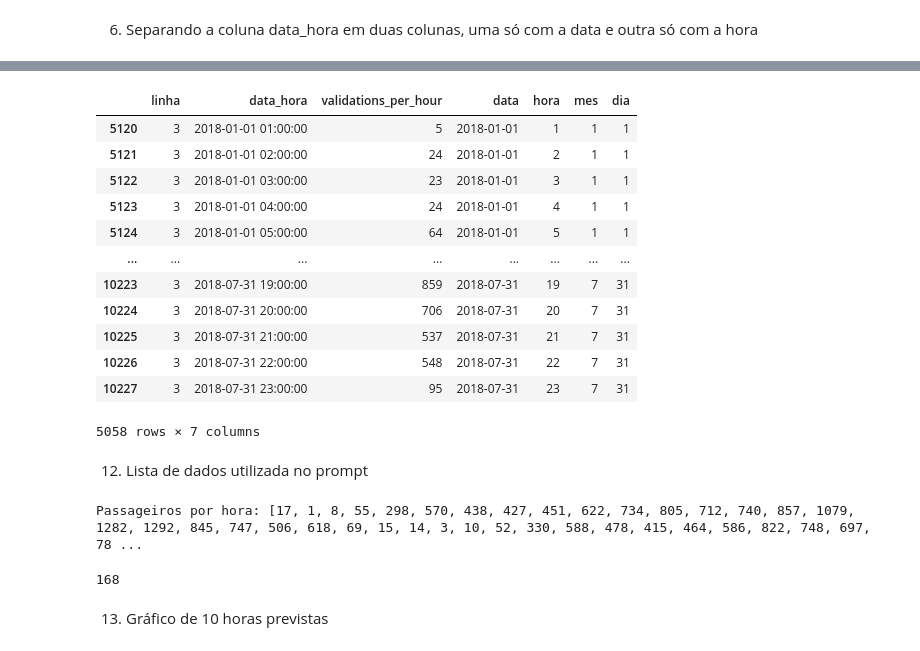
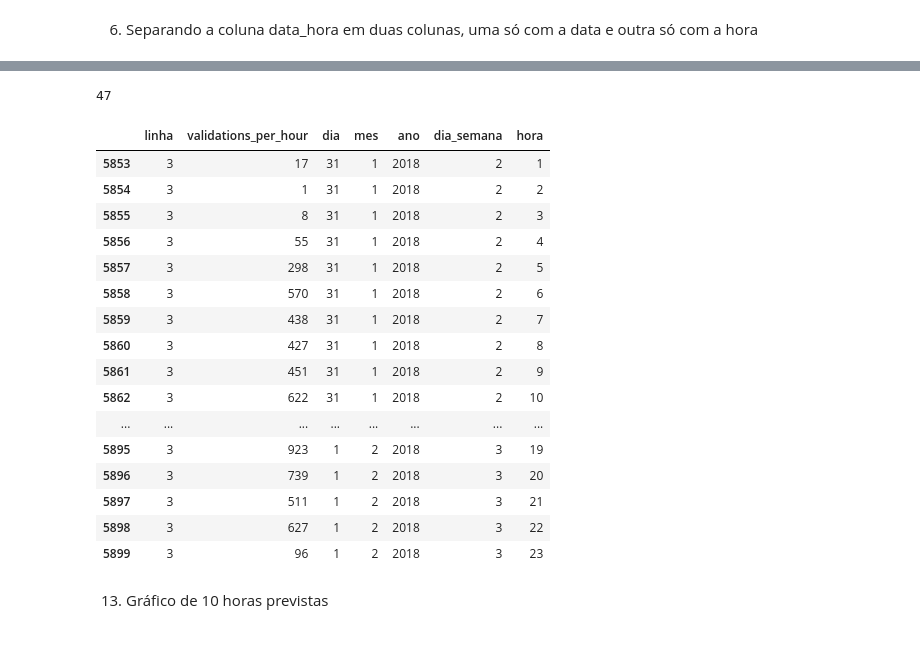
Before and after one commit to zairobastos/tcc, a Jupyter notebook: dados_transporte.ipynb, the cells around one changed output, grey strips where cells are left out. Saved outputs shown, nothing was run; the diff lists cells and outputs as text; code cells hidden in the pictures.

```diff
--- a/dados_transporte.ipynb
+++ b/dados_transporte.ipynb
@@ -41,11 +41,19 @@ print(df_transport2.shape)
 # %% [markdown]
 5. Selecionando algumas colunas
 # %%
-df_tranport3 = df_transport2[['linha','data_hora','validations_per_hour']]
+df_tranport3 = df_transport2[['linha','data_hora','validations_per_hour', 'feriado','vespera_feriado']]
 # %% [markdown]
 6. Separando a coluna data_hora em duas colunas, uma só com a data e outra só com a hora
 # %%
+df_tranport3 = df_tranport3.copy()
 df_tranport3.loc[:, 'data'] = pd.to_datetime(df_tranport3['data_hora']).dt.date
 df_tranport3.loc[:, 'hora'] = pd.to_datetime(df_tranport3['data_hora']).dt.hour
+
+df_tranport3.loc[:, 'dia'] = pd.to_datetime(df_tranport3['data']).dt.day
+df_tranport3.loc[:, 'mes'] = pd.to_datetime(df_tranport3['data']).dt.month
+df_tranport3.loc[:, 'ano'] = pd.to_datetime(df_tranport3['data']).dt.year
+
+df_tranport3.loc[:, 'dia_semana'] = pd.to_datetime(df_tranport3['data']).dt.dayofweek
+
 df_tranport3
 # %% [output]
@@ -95,3 +75,6 @@ See the caveats in the documentation: https://pandas.pydata.org/pandas-docs/stab
 # %%
 df_tranport3['validations_per_hour'] = df_tranport3.groupby('data_hora')['validations_per_hour'].transform('sum')
+df_tranport3 = df_tranport3.drop_duplicates(keep='last')
+df_tranport3 = df_tranport3[['linha','validations_per_hour','dia','mes','ano','dia_semana','feriado','vespera_feriado','hora']]
+df_tranport3
 # %% [output]
@@ -142,32 +176,27 @@ df_transport4
+# %%
+print(len(x))
+# %% [output]
+47
 # %%
-df_tranport3[720:888]
+df_tranport3[720:767]
 # %% [output]
-|  | linha | data_hora | validations_per_hour | data | hora | mes | dia |
-| 5120 | 3 | 2018-01-01 01:00:00 | 5 | 2018-01-01 | 1 | 1 | 1 |
-| 5121 | 3 | 2018-01-01 02:00:00 | 24 | 2018-01-01 | 2 | 1 | 1 |
-| 5122 | 3 | 2018-01-01 03:00:00 | 23 | 2018-01-01 | 3 | 1 | 1 |
-| 5123 | 3 | 2018-01-01 04:00:00 | 24 | 2018-01-01 | 4 | 1 | 1 |
-| 5124 | 3 | 2018-01-01 05:00:00 | 64 | 2018-01-01 | 5 | 1 | 1 |
+|  | linha | validations_per_hour | dia | mes | ano | dia_semana | hora |
+| 5853 | 3 | 17 | 31 | 1 | 2018 | 2 | 1 |
+| 5854 | 3 | 1 | 31 | 1 | 2018 | 2 | 2 |
+| 5855 | 3 | 8 | 31 | 1 | 2018 | 2 | 3 |
+| 5856 | 3 | 55 | 31 | 1 | 2018 | 2 | 4 |
+| 5857 | 3 | 298 | 31 | 1 | 2018 | 2 | 5 |
+| 5858 | 3 | 570 | 31 | 1 | 2018 | 2 | 6 |
+| 5859 | 3 | 438 | 31 | 1 | 2018 | 2 | 7 |
+| 5860 | 3 | 427 | 31 | 1 | 2018 | 2 | 8 |
+| 5861 | 3 | 451 | 31 | 1 | 2018 | 2 | 9 |
+| 5862 | 3 | 622 | 31 | 1 | 2018 | 2 | 10 |
 | ... | ... | ... | ... | ... | ... | ... | ... |
-| 10223 | 3 | 2018-07-31 19:00:00 | 859 | 2018-07-31 | 19 | 7 | 31 |
-| 10224 | 3 | 2018-07-31 20:00:00 | 706 | 2018-07-31 | 20 | 7 | 31 |
-| 10225 | 3 | 2018-07-31 21:00:00 | 537 | 2018-07-31 | 21 | 7 | 31 |
-| 10226 | 3 | 2018-07-31 22:00:00 | 548 | 2018-07-31 | 22 | 7 | 31 |
-| 10227 | 3 | 2018-07-31 23:00:00 | 95 | 2018-07-31 | 23 | 7 | 31 |
+| 5895 | 3 | 923 | 1 | 2 | 2018 | 3 | 19 |
+| 5896 | 3 | 739 | 1 | 2 | 2018 | 3 | 20 |
+| 5897 | 3 | 511 | 1 | 2 | 2018 | 3 | 21 |
+| 5898 | 3 | 627 | 1 | 2 | 2018 | 3 | 22 |
+| 5899 | 3 | 96 | 1 | 2 | 2018 | 3 | 23 |
-5058 rows × 7 columns
-# %% [markdown]
-12. Lista de dados utilizada no prompt
-# %%
-passageiros = df_tranport3[720:888]['validations_per_hour'].tolist()
-print(f'Passageiros por hora: {passageiros}')
-# %% [output]
-Passageiros por hora: [17, 1, 8, 55, 298, 570, 438, 427, 451, 622, 734, 805, 712, 740, 857, 1079, 1282, 1292, 845, 747, 506, 618, 69, 15, 14, 3, 10, 52, 330, 588, 478, 415, 464, 586, 822, 748, 697, 78 ...
-# %%
-x = [87, 24, 12, 4, 6, 59, 253, 491, 465, 437, 478, 593, 782, 848, 785, 855, 978, 1158, 1347, 1247, 1177, 1000, 800, 623, 749, 91, 24, 14, 7, 8, 64, 268, 501, 479, 425, 444, 588, 784, 856, 790, 861, 989, 1180, 1348, 1289, 1180, 1006, 807, 644, 763, 85, 22, 12, 4, 5, 58, 268, 503, 456, 405, 422, 571, 772, 802, 772, 833, 961, 1142, 1308, 1228, 1136, 945, 733, 574, 714, 87, 28, 13, 7, 6, 60, 244, 445, 452, 398, 423, 554, 734, 724, 657, 733, 842, 1042, 1237, 1167, 1004, 752, 562, 614, 72, 24, 11, 7, 4, 54, 261, 467, 407, 368, 401, 534, 728, 711, 666, 768, 860, 1039, 1222, 1137, 951, 708, 520, 584, 69, 18, 11, 6, 4, 55, 272, 507, 449, 401, 432, 561, 738, 752, 688, 787, 863, 1069, 1273, 1198, 979, 737, 536, 602, 73, 19, 14, 6, 5, 60, 271, 486, 441, 391, 403, 537, 732, 722, 674, 785, 877, 1083, 1288, 1234, 998, 752, 556, 626, 74, 21, 10, 8, 5, 57, 267, 483, 442, 392, 412, 548, 753, 733, 672, 779, 870, 1072, 1272, 1208, 981, 745, 548, 613, 71, 20, 12, 7, 5, 58, 264, 484, 451, 403, 423, 552, 741, 734, 673, 785, 882, 1088]
-x = x[:168]
-len(x)
-# %% [output]
-168
 # %% [markdown]
 13. Gráfico de 10 horas previstas
 # %%
```
Also changed, not shown: parts of 20 cells of this notebook, 3 other files.
